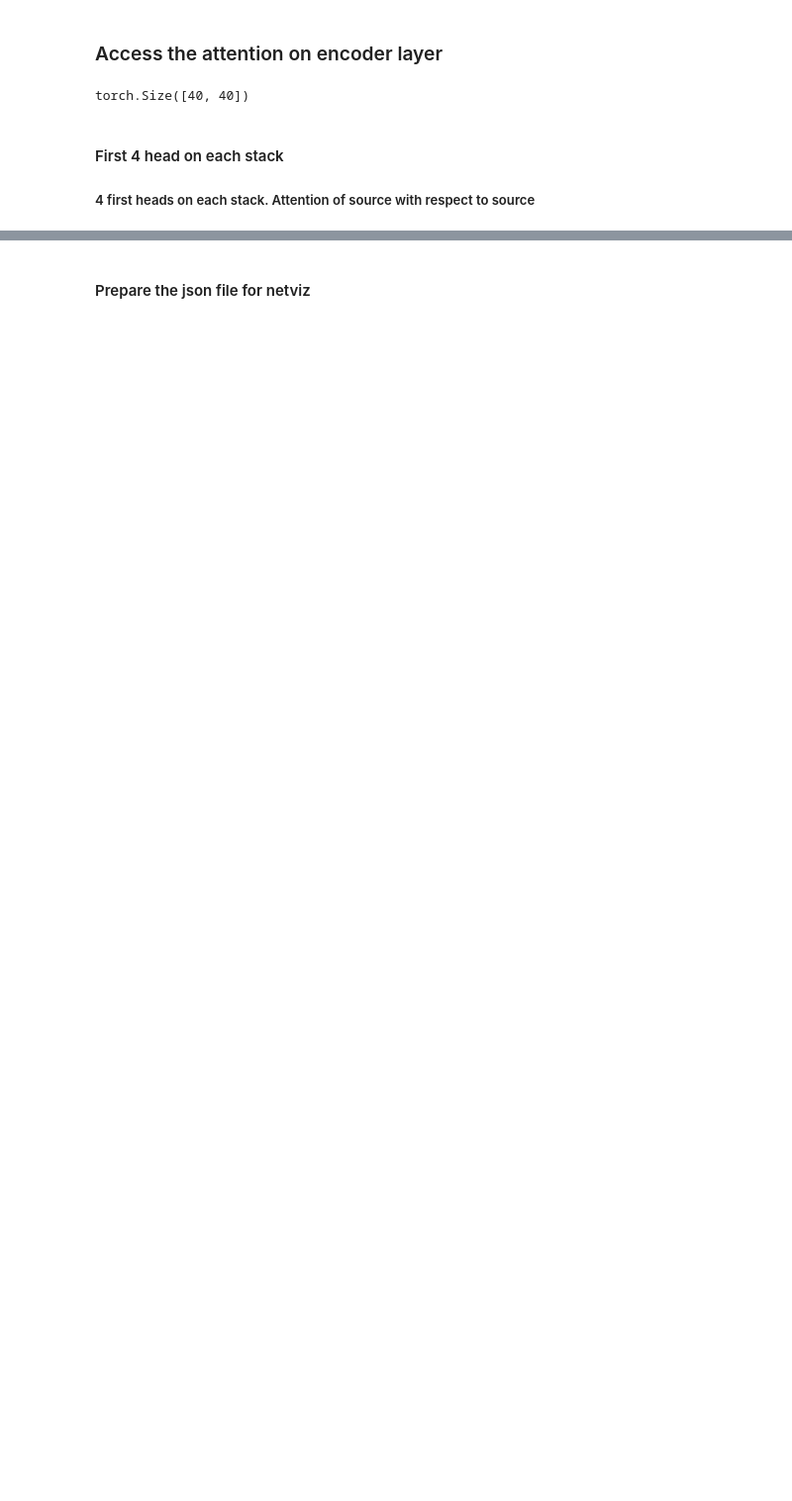
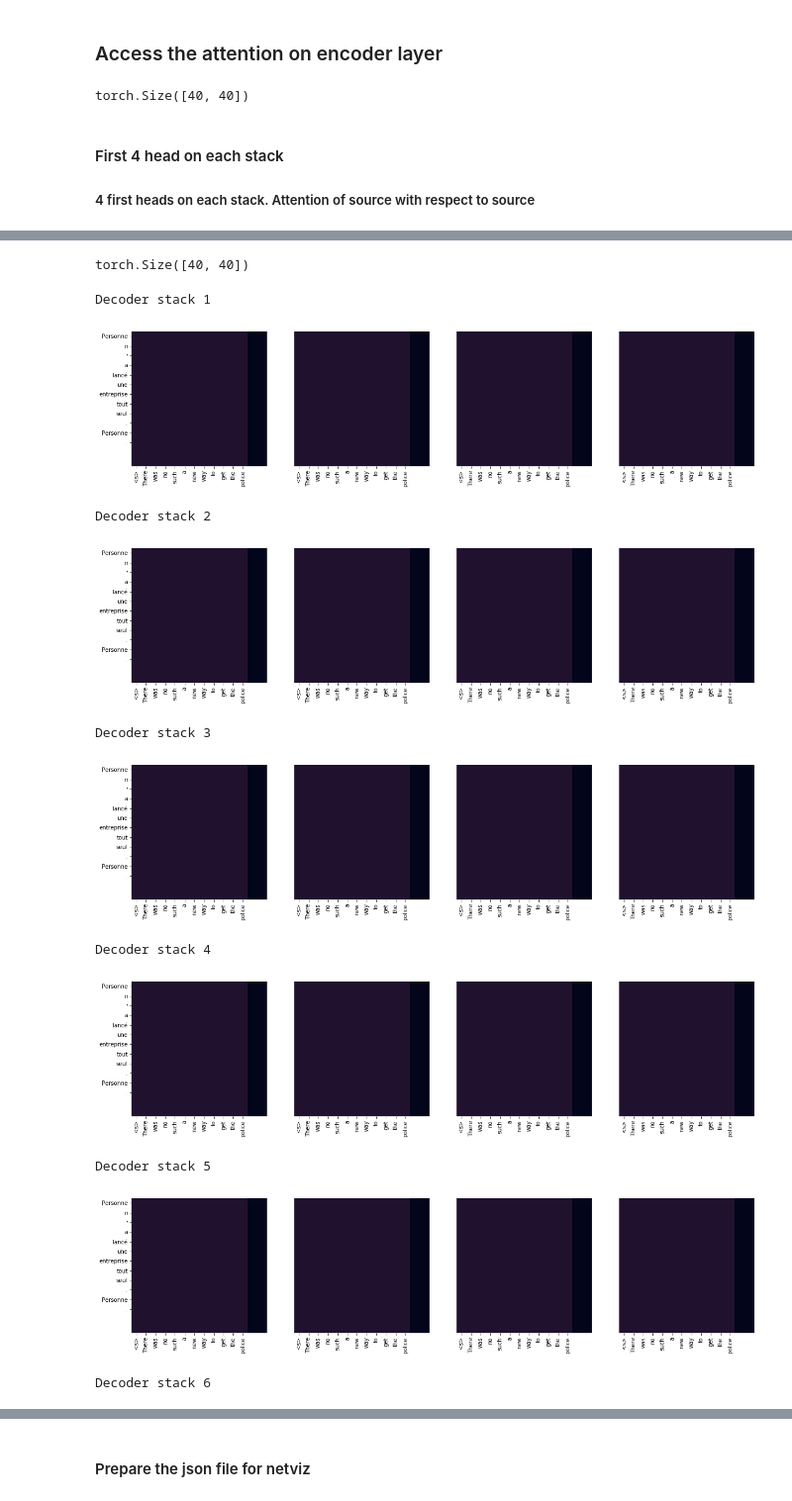
Before and after one commit to gabriel-hurtado/Attention-Model, a Jupyter notebook: visualizing attention.ipynb, the cells around one changed output, grey strips where cells are left out. Shown at 99% size. Drawn from its saved outputs; the diff is of its cells as text; code cells hidden in the pictures; blank space fills up the shorter version.

```diff
--- a/visualizing attention.ipynb
+++ b/visualizing attention.ipynb
@@ -163,11 +181,10 @@ decoder_in = decoder_in.type(torch.IntTensor)
 # %%
 # 9. retrieve words from tokens in the target vocab
 translation = ""
-for i in range( decoder_in.shape[1]):
-    sym = trg_vocab.itos[decoder_in[0, i]]
+for i in range( decoder_integer.shape[1]):
+    sym = trg_vocab.itos[decoder_integer[0, i]]
     translation += sym + " "
-
-    if sym == trg_vocab.stoi[stop_symbol]:
+    if int(decoder_integer[0, i].data) == trg_vocab.stoi[stop_symbol]:
         break
 
 # 10. return prediction
@@ -177,2 +194,4 @@ translation
+# %%
+trgt_lenght = len(translation.split())
 # %% [markdown]
 ### Access the attention on encoder layer
@@ -215,0 +243,24 @@ Encoder stack 6
+# %%
+model.decoder.layers[layer].memory_attn.attention.attention_weights[0, h].shape
+# %% [output]
+torch.Size([40, 40])
+# %%
+for layer in range(0, 6, 1):
+    fig, axs = plt.subplots(1, 4, figsize=(20, 10))
+    print("Decoder stack", layer+1)
+    for h in range(0, int(n_head/2)):
+        draw(model.decoder.layers[layer].memory_attn.attention.attention_weights[0, h, :trgt_lenght, :trgt_lenght].data,
+            x=translation.split()[:sent_length], y=sent[:sent_length] if h ==0 else [], ax=axs[h])
+    plt.show()
+# %% [output]
+Decoder stack 1
+[figure, added]
+Decoder stack 2
+[figure, added]
+Decoder stack 3
+[figure, added]
+Decoder stack 4
+[figure, added]
+Decoder stack 5
+[figure, added]
+Decoder stack 6
```
Also changed, not shown: parts of 30 cells of this notebook, 1 other file.
